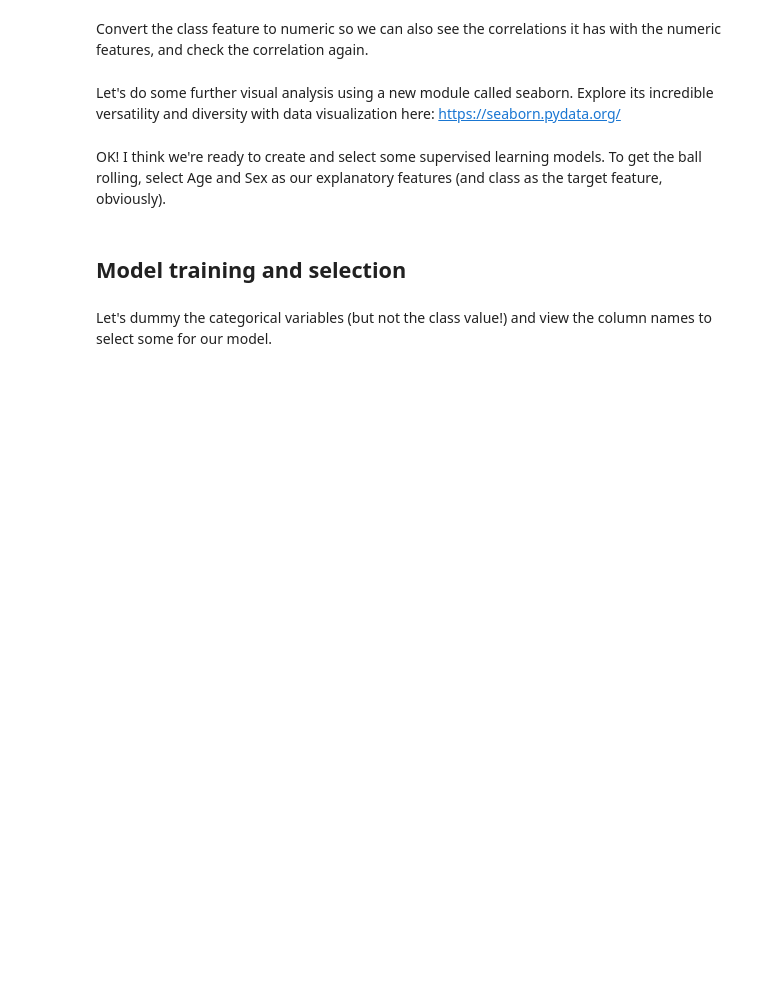
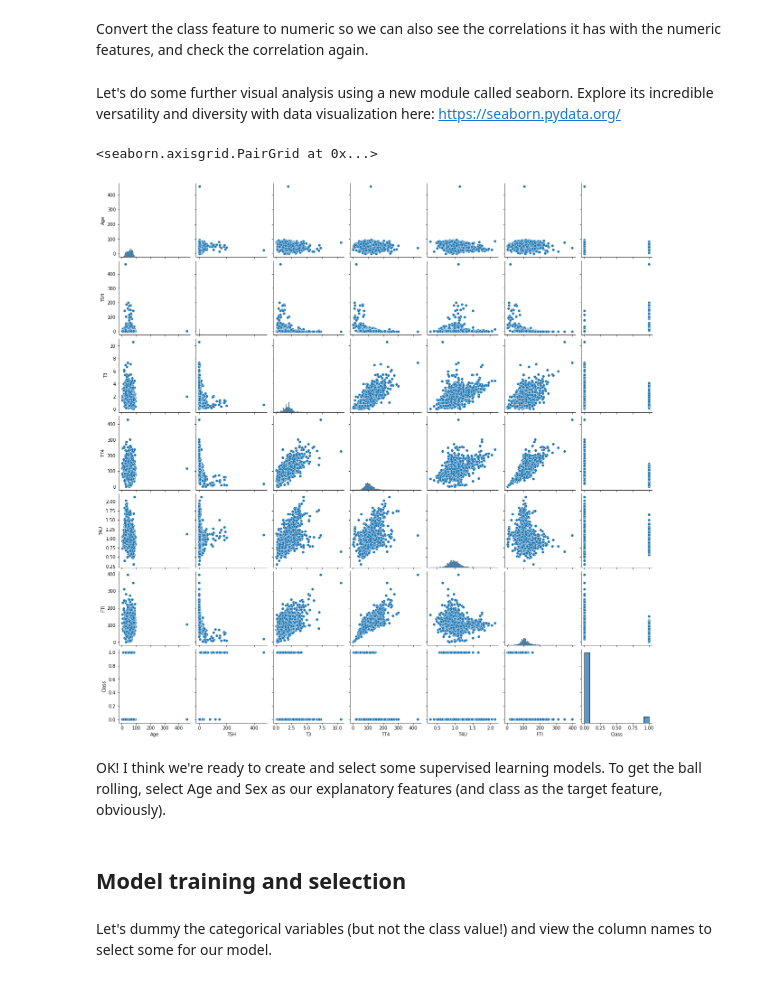
Before and after one commit to AyushiMohanty/BWSI_Week1, a Jupyter notebook: Challenge Project/Challenge_Project_STUDENT (2).ipynb, the cells around one changed output. Drawn from its saved outputs; the diff is of its cells as text; code cells hidden in the pictures; blank space fills up the shorter version.

```diff
--- a/Challenge Project/Challenge_Project_STUDENT (2).ipynb
+++ b/Challenge Project/Challenge_Project_STUDENT (2).ipynb
@@ -67,0 +135,16 @@ Perfect, now let's fix that class feature. According to the note the data collec
+# %%
+import re
+
+# define the regular expression for the ".|####" part of dataset['class']
+
+regex_pattern = ( "\."   # looks for the period...
+                  "\|"   # followed by a pipe...
+                  "\d+") # followed by one or more digit
+
+for index, row in dataset.iterrows():
+
+    # substitute instances of our regex_pattern for an empty string
+    new_class = re.sub(regex_pattern, '', row['Class'])
+    dataset.loc[index,'Class']=new_class
+
+dataset.head()
@@ -88,3 +180,8 @@ But let's make it binary for the sake of this example anyway. If you finish earl
+# %%
+dataset['Class'] = dataset['Class'].replace('negative', 0)
+dataset['Class'] = dataset['Class'].replace('compensated hypothyroid', 1)
+dataset['Class'] = dataset['Class'].replace('primary hypothyroid', 1)
+dataset['Class'] = dataset['Class'].replace('secondary hypothyroid', 1)
 # %% [markdown]
 Before we move on, let's not forget to run the describe() function on just  your categorical columns, too.
 Compare it to the describe() that your numeric columns produce.
@@ -100,0 +224,3 @@ We could replace the missing values in proportion to the current number of males
+# %%
+dataset = dataset.dropna(axis='rows')
+dataset.count()
@@ -108,0 +262,2 @@ Check the correlation of the dataset
+# %%
+_deepnote_run_altair(dataset, """{"$schema":"https://vega.github.io/schema/vega-lite/v4.json","mark":{"type":"point","tooltip":true},"height":220,"autosize":{"type":"fit"},"data":{"name":"placeholder"},"encoding":{"x":{"field":"FTI","type":"quantitative","sort":null,"scale":{"type":"linear","zero":false}},"y":{"field":"Class","type":"nominal","sort":{"order":"descending","encoding":"y"},"scale":{"type":"linear","zero":false},"bin":false},"color":{"field":"","type":"nominal","sort":null,"scale":{"type":"linear","zero":false}}}}""")
@@ -116,7 +269,10 @@ import pandas as po
 Let's do some further visual analysis using a new module called seaborn. Explore its incredible versatility and diversity with data visualization here: https://seaborn.pydata.org/
 # %%
 import seaborn as sns
-sns.pairplot(copy)
+sns.pairplot(dataset)
+# %% [output]
+<seaborn.axisgrid.PairGrid at 0x...>
+[figure, added]
 # %% [markdown]
 OK! I think we're ready to create and select some supervised learning models. To get the ball rolling, select Age and Sex as our explanatory features (and class as the target feature, obviously).
 # %% [markdown]
```
Also changed, not shown: parts of 49 cells of this notebook, 14 other files.
